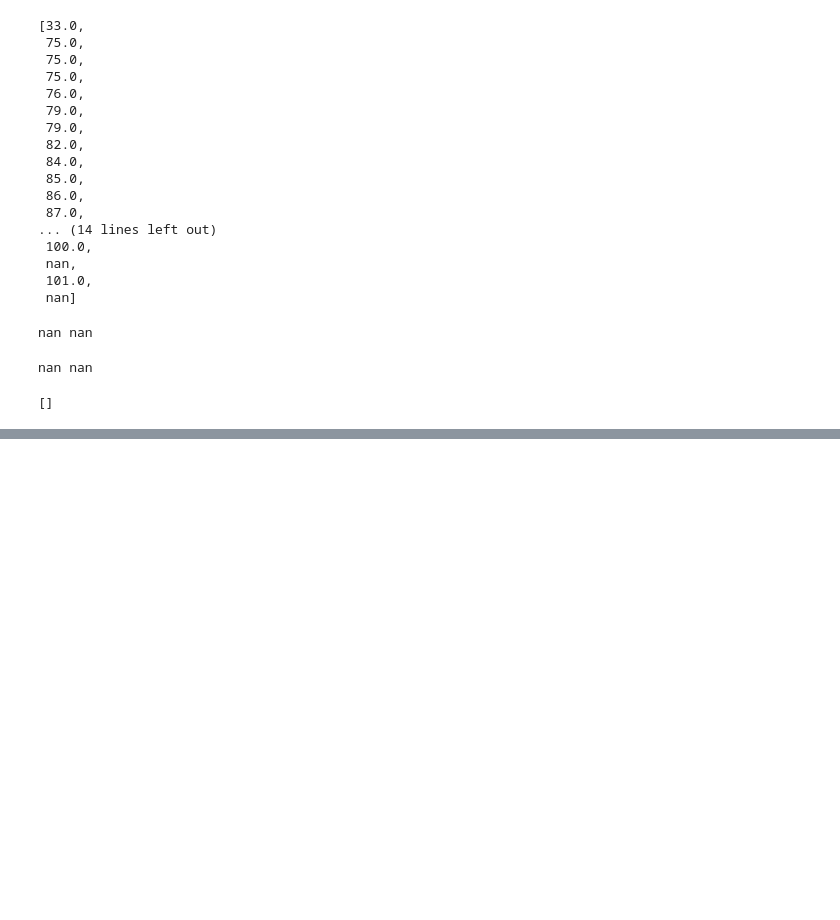
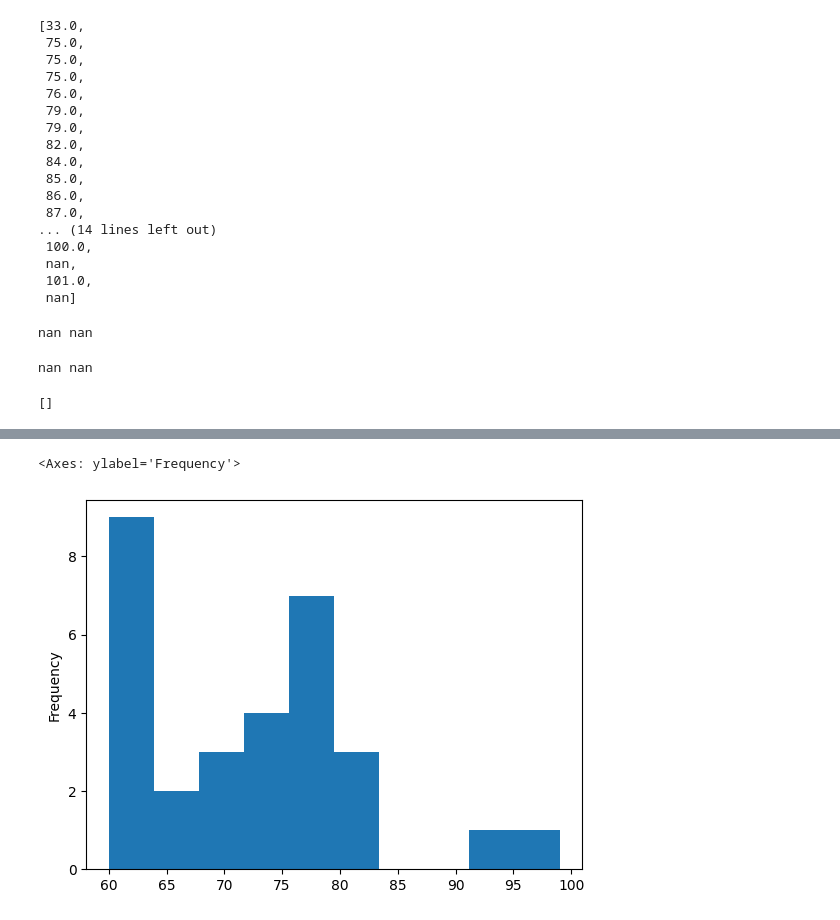
Before and after one commit to mishu-ishu/Maira_Dharwal_TCOB02_DSBDA, a Jupyter notebook: Pract2_PartA_1.ipynb, the cells around one changed output, grey strips where cells are left out. Saved outputs shown, nothing was run; the diff lists cells and outputs as text; code cells hidden in the pictures; blank space fills up the shorter version.

```diff
--- a/Pract2_PartA_1.ipynb
+++ b/Pract2_PartA_1.ipynb
@@ -321,0 +328,6 @@ print(pout)
+# %%
+import matplotlib.pyplot as plt
+df['Math_Score'].plot(kind = 'hist')
+# %% [output]
+<Axes: ylabel='Frequency'>
+[figure, added]
```
Also changed, not shown: parts of 3 cells of this notebook.
